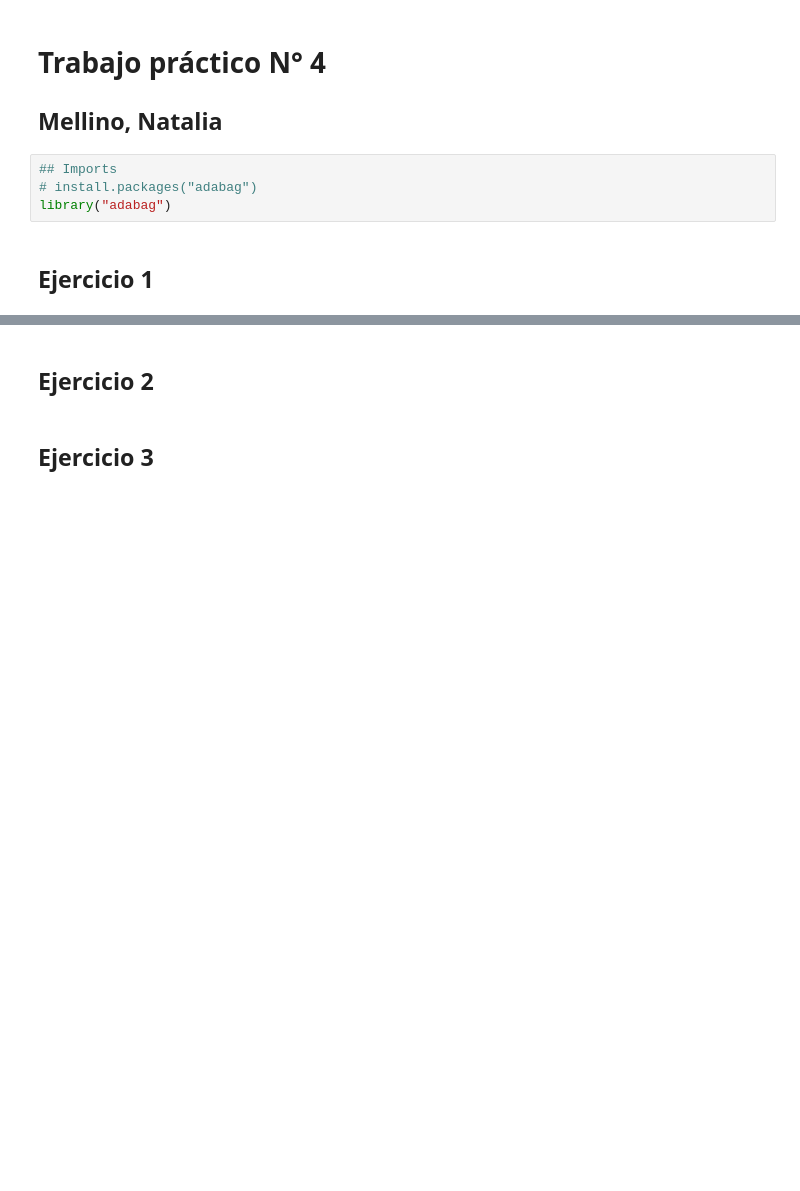
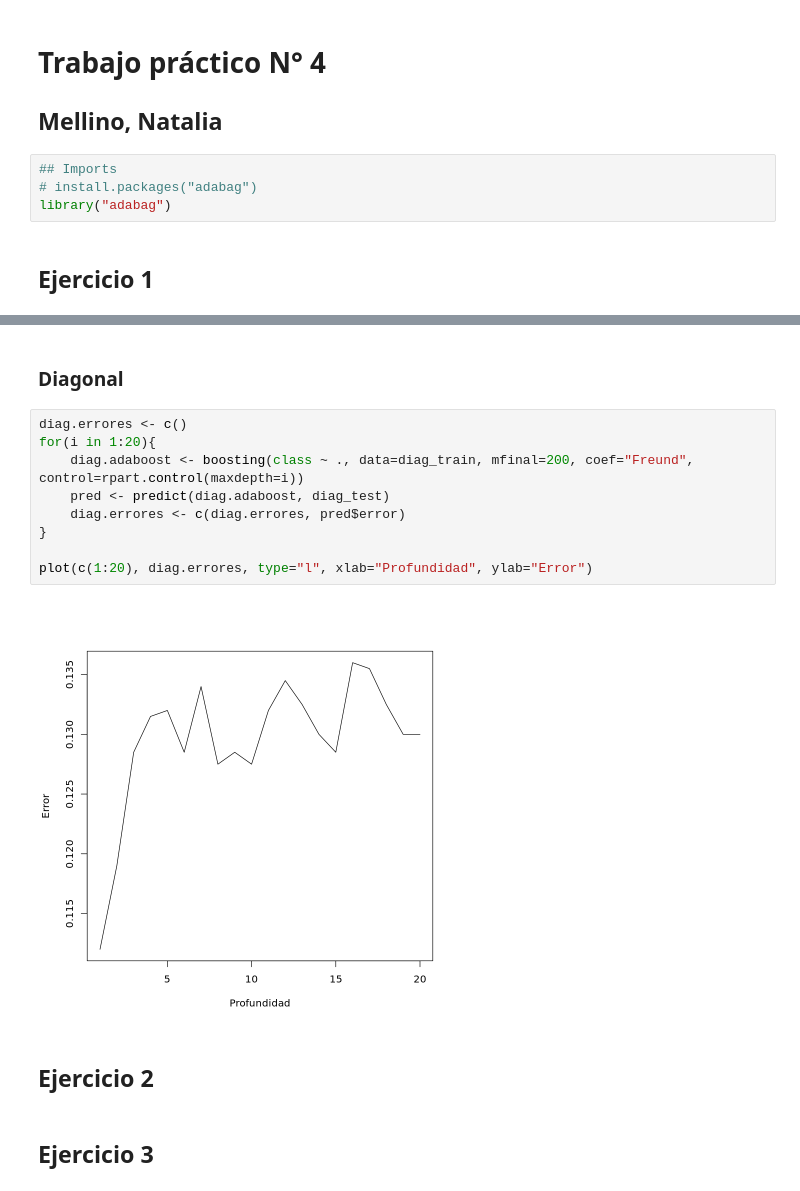
Before and after one commit to natimellino/mineria-de-datos, a Jupyter notebook: TP4.ipynb, the cells around one changed output, grey strips where cells are left out. Drawn from its saved outputs; the diff is of its cells as text; blank space fills up the shorter version.

```diff
--- a/TP4.ipynb
+++ b/TP4.ipynb
@@ -34,3 +52,16 @@ attr(,"class")
+# %% [markdown]
+### Diagonal
+# %%
+diag.errores <- c()
+for(i in 1:20){
+    diag.adaboost <- boosting(class ~ ., data=diag_train, mfinal=200, coef="Freund", control=rpart.control(maxdepth=i))
+    pred <- predict(diag.adaboost, diag_test)
+    diag.errores <- c(diag.errores, pred$error)
+}
+
+plot(c(1:20), diag.errores, type="l", xlab="Profundidad", ylab="Error")
+# %% [output]
+[figure, added]
 # %% [markdown]
 ## Ejercicio 2
 # %% [markdown]
```
Also changed, not shown: parts of 4 cells of this notebook, 1 other file.
